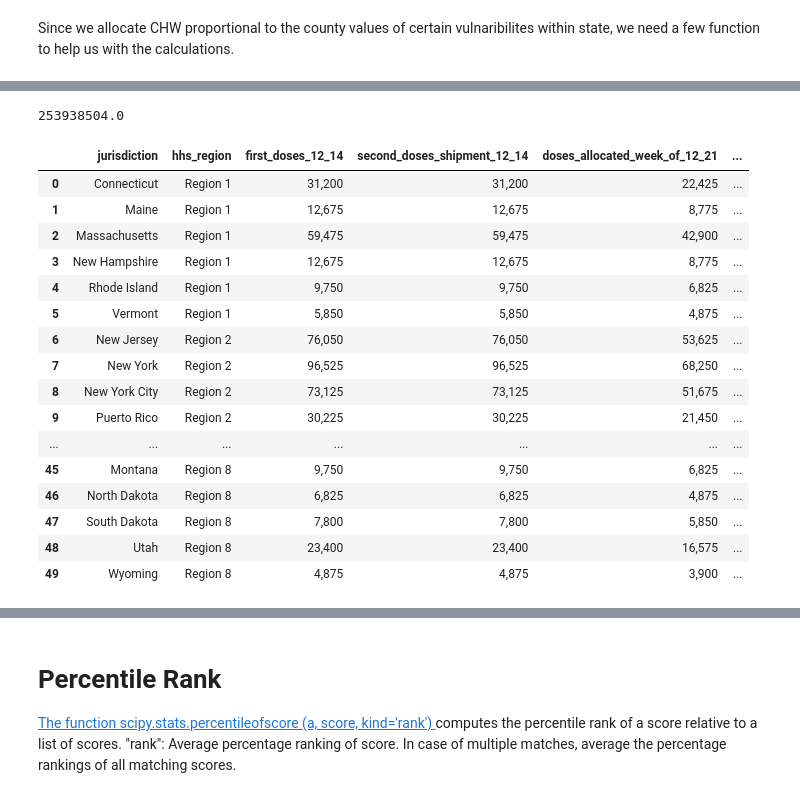
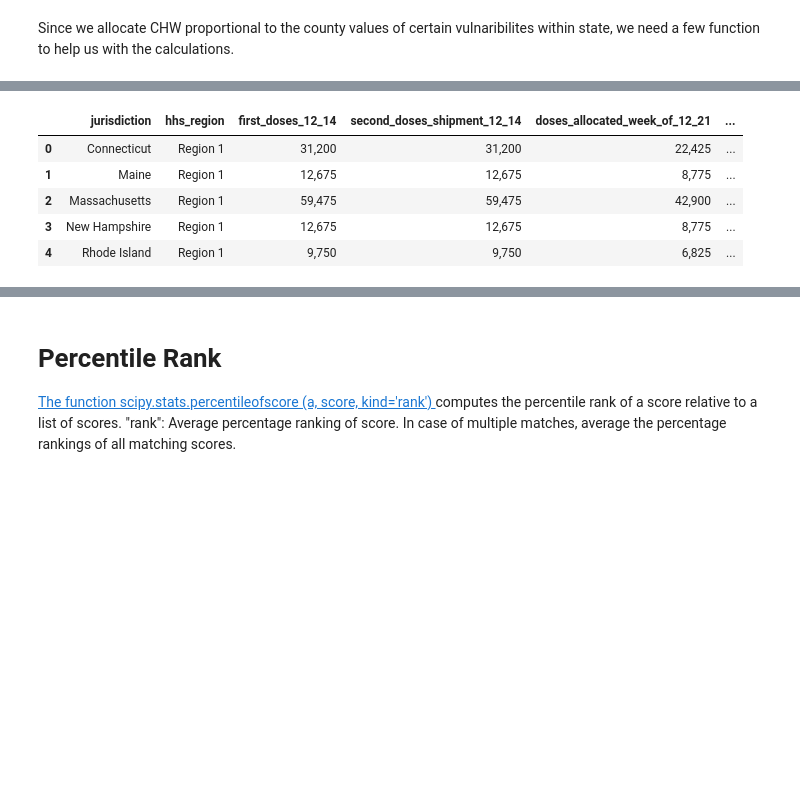
Before and after one commit to CenterForSpatialResearch/newpoliticsofcare_analysis_vaccine, a Jupyter notebook: Vaccine_allocation/Vaccine_allocation.ipynb, the cells around one changed output, grey strips where cells are left out. Saved outputs shown, nothing was run; the diff lists cells and outputs as text; code cells hidden in the pictures; blank space fills up the shorter version.

```diff
--- a/Vaccine_allocation/Vaccine_allocation.ipynb
+++ b/Vaccine_allocation/Vaccine_allocation.ipynb
@@ -483,48 +187,19 @@ PVI_State
 # %%
 Firstphase_State = total_state(Firstphase_county)
-# %%
-# We consider allocation of 11 million vaccine all over the US
-Federal_budget_Vaccine = 2900000
-
-# First, we calculate the Total Medicaid enrolles all over the US
-Total_federal_need = sum(Adult_pop_state[s] for s in State)
-Total_federal_need
-# Allocate the 1 million CHWs proportional to Medicaid enrolles in each state
-#Vaccine_budget_state = {s: (Adult_pop_state[s]/Total_federal_need)*Federal_budget_Vaccine  for s in State}
-#Vaccine_budget_state
-#t= sum(Vaccine_budget_state[s] for s in State)
-#t
-# %% [output]
-253938504.0
 # %%
 vac = pd.read_csv('https://data.cdc.gov/resource/saz5-9hgg.csv')
 vac['jurisdiction'] = vac['jurisdiction'].str.replace("*", "")
-#vac['jurisdiction'] = vac['jurisdiction'].str.replace("**", "")
-#vac['jurisdiction'] = vac['jurisdiction'].str.replace("***", "")
-#vac['jurisdiction'] = vac['jurisdiction'].str.replace("****", "")
 vac.dropna(subset = ['total_pfizer_allocation_first_dose_shipments'], inplace=True)
 vac['first_doses'] = vac['total_pfizer_allocation_first_dose_shipments'].str.replace(",", "")
-#vac['first_doses'] = vac['total_pfizer_allocation_first_dose_shipments'].str.replace("", "0")
 vac['first_doses'] = vac['first_doses'].astype(int)
-vac.head(50)
+vac.head(5)
 # %% [output]
 |  | jurisdiction | hhs_region | first_doses_12_14 | second_doses_shipment_12_14 | doses_allocated_week_of_12_21 | ... |
 | 0 | Connecticut | Region 1 | 31,200 | 31,200 | 22,425 | ... |
 | 1 | Maine | Region 1 | 12,675 | 12,675 | 8,775 | ... |
 | 2 | Massachusetts | Region 1 | 59,475 | 59,475 | 42,900 | ... |
 | 3 | New Hampshire | Region 1 | 12,675 | 12,675 | 8,775 | ... |
 | 4 | Rhode Island | Region 1 | 9,750 | 9,750 | 6,825 | ... |
-| 5 | Vermont | Region 1 | 5,850 | 5,850 | 4,875 | ... |
-| 6 | New Jersey | Region 2 | 76,050 | 76,050 | 53,625 | ... |
-| 7 | New York | Region 2 | 96,525 | 96,525 | 68,250 | ... |
-| 8 | New York City | Region 2 | 73,125 | 73,125 | 51,675 | ... |
-| 9 | Puerto Rico | Region 2 | 30,225 | 30,225 | 21,450 | ... |
-| ... | ... | ... | ... | ... | ... | ... |
-| 45 | Montana | Region 8 | 9,750 | 9,750 | 6,825 | ... |
-| 46 | North Dakota | Region 8 | 6,825 | 6,825 | 4,875 | ... |
-| 47 | South Dakota | Region 8 | 7,800 | 7,800 | 5,850 | ... |
-| 48 | Utah | Region 8 | 23,400 | 23,400 | 16,575 | ... |
-| 49 | Wyoming | Region 8 | 4,875 | 4,875 | 3,900 | ... |
 # %%
 
 Jur_state = {'New York City': 'New York', 'Philadelphia': 'Pennsylvania', 'Chicago':'Illinois'}
```
Also changed, not shown: parts of 76 cells of this notebook, 9 other files.
